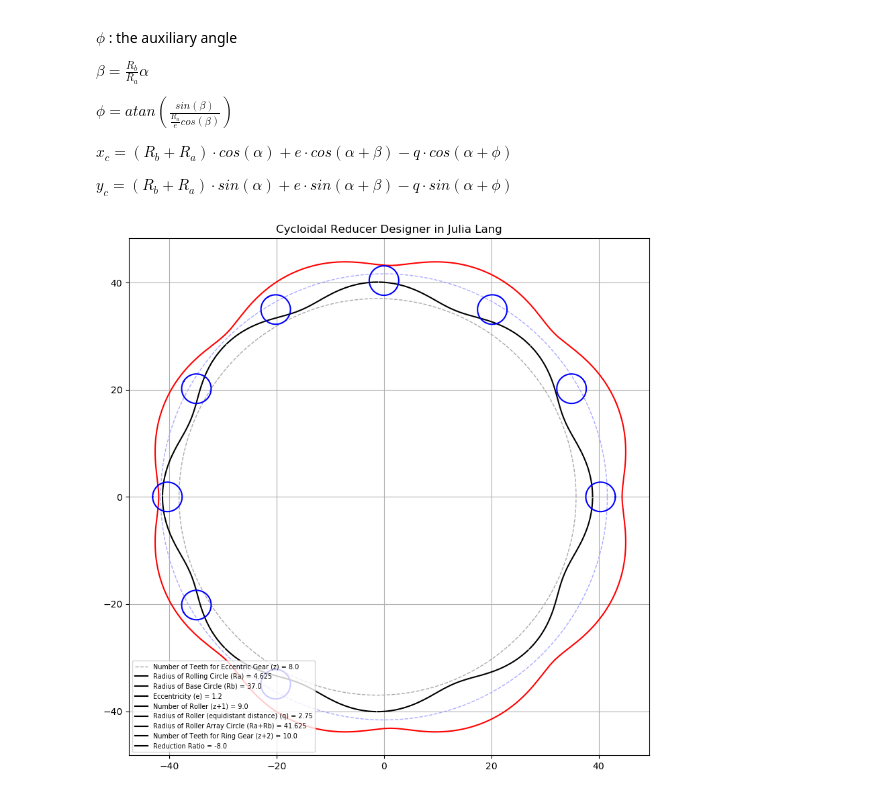
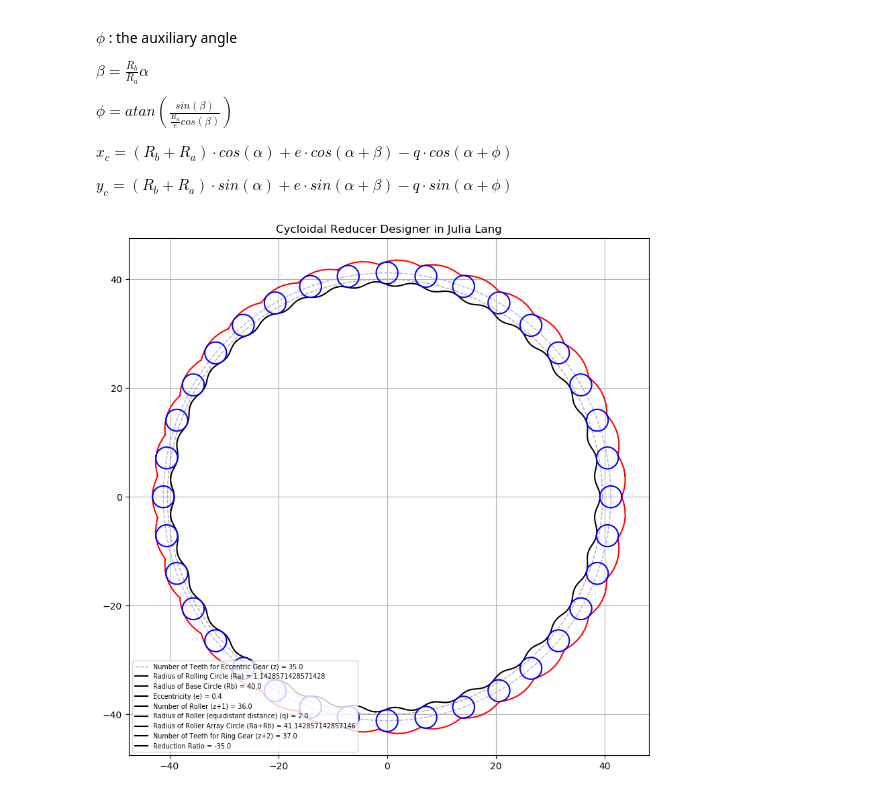
Before and after one commit to dymaxionkim/CRD, a Jupyter notebook: CRD.ipynb, the cells around one changed output. Saved outputs shown, nothing was run; the diff lists cells and outputs as text; code cells hidden in the pictures.

```diff
--- a/CRD.ipynb
+++ b/CRD.ipynb
@@ -42,10 +42,10 @@ PyPlot.svg(true)
 
 ##############################################################################################
 ## Parameters
-z = 8.00;    # Number of Teeth for Eccentric Gear
-Rb = 37.00;   # Radius of Base Circle
-e = 1.20;     # Eccentricity
-q = 2.75;     # Radius of Roller (equidistant distance)
+z = 35.00;    # Number of Teeth for Eccentric Gear
+Rb = 40.00;   # Radius of Base Circle
+e = 0.40;     # Eccentricity
+q = 2.00;     # Radius of Roller (equidistant distance)
 Ra = Rb/z;    # Radius of Rolling Circle
 
 ##############################################################################################
@@ -110,7 +110,7 @@ plot(XcR2, YcR2, color="#ff0000", linewidth="1.5")
 # Rollers
 plot( (Rb+Ra).*cos.(alpha), (Rb+Ra).*sin.(alpha), color="#aaaaff", linewidth="1", linestyle="--" )
 for i=1:floor(Int64,z)+1
-    plot(Q[:,2*i-1],Q[:,2*i],color="#0000ff",linewidth="1.5")
+    plot(P[:,2*i-1],P[:,2*i],color="#0000ff",linewidth="1.5")
 end
 # Annotation
 legend(["Number of Teeth for Eccentric Gear (z) = $z",
@@ -167,31 +167,31 @@ println(fileout, "P")
 println(fileout, "0,0")
 println(fileout, Int(z)+1)
 println(fileout, "360")
 println(fileout, "Y")
 # Array Circle for Rollers
 println(fileout, "circle")
 println(fileout, "0,0")
 println(fileout, (Rb+Ra))
 # Ring Gear
 println(fileout, "spline")
 for i=1:floor(Int64,length(alpha))
     println(fileout, XcR2[i],",",YcR2[i])
 end
 println(fileout, "")
 println(fileout, "")
 println(fileout, "")
 close(fileout)
 
 ## Save case.csv
 fileout = open("case.csv", "w")
 println(fileout, "Number of Teeth (z),",z)
 println(fileout, "Radius of Rolling Circle (Ra),",Ra)
 println(fileout, "Radius of Base Circle (Rb),",Rb)
 println(fileout, "Eccentricity (e),",e)
 println(fileout, "Radius of Ring Gear Roller (equidistant distance) (q),",q)
 println(fileout, "Number of Ring Gear Roller (z+1),",z+1)
 println(fileout, "Radius of Ring Gear Array Circle (Ra+Rb),",(Ra+Rb))
 println(fileout, "Reduction Ratio,",(z/(-1)))
 close(fileout)
 # %% [output]
-[figure, old version]
+[figure, new version]
```
